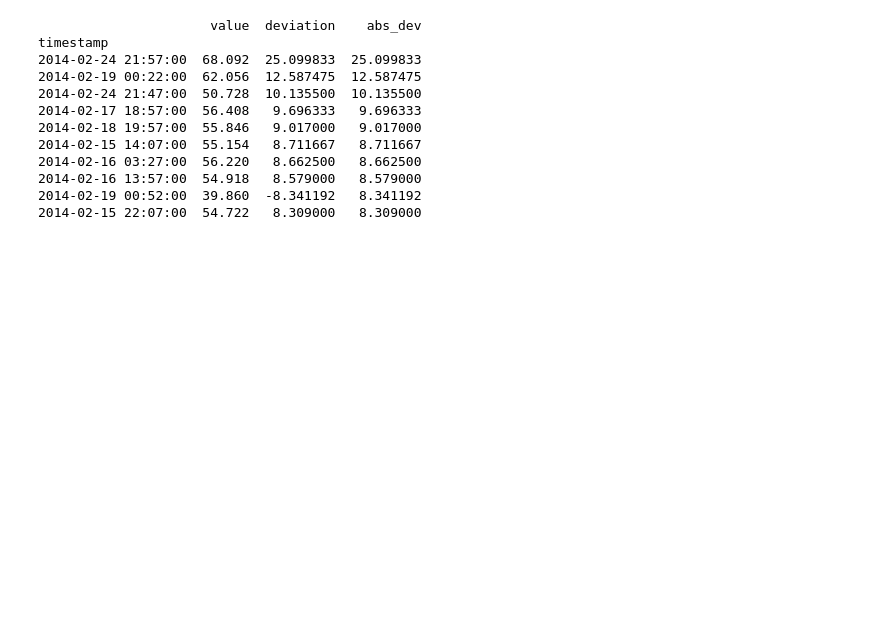
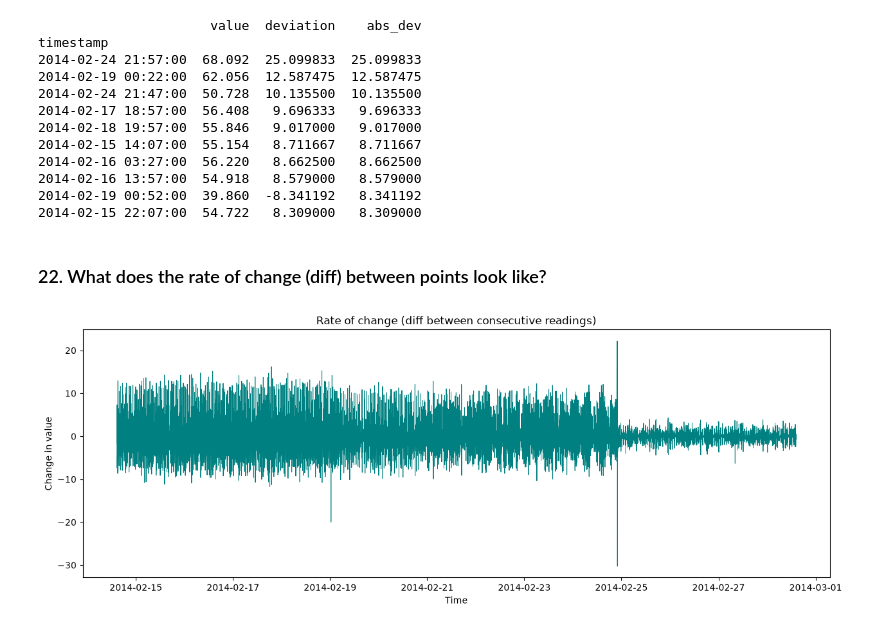
Before and after one commit to mukundnaramesh2605/Anomaly-detection-on-server-performance-metrics, a Jupyter notebook: EDA.ipynb, the cells around one changed output. Cells and saved outputs as stored; diff of their text form; code cells hidden in the pictures; blank space fills up the shorter version.

```diff
--- a/EDA.ipynb
+++ b/EDA.ipynb
@@ -223,3 +223,16 @@ timestamp
 2014-02-16 13:57:00  54.918   8.579000   8.579000
 2014-02-19 00:52:00  39.860  -8.341192   8.341192
 2014-02-15 22:07:00  54.722   8.309000   8.309000
+# %% [markdown]
+### 22. What does the rate of change (diff) between points look like?
+# %%
+df['change'] = df['value'].diff()
+
+plt.figure(figsize=(15, 5))
+plt.plot(df.index, df['change'], linewidth=0.7, color='teal')
+plt.title('Rate of change (diff between consecutive readings)')
+plt.xlabel('Time')
+plt.ylabel('Change in value')
+plt.show()
+# %% [output]
+[figure, added]
```
